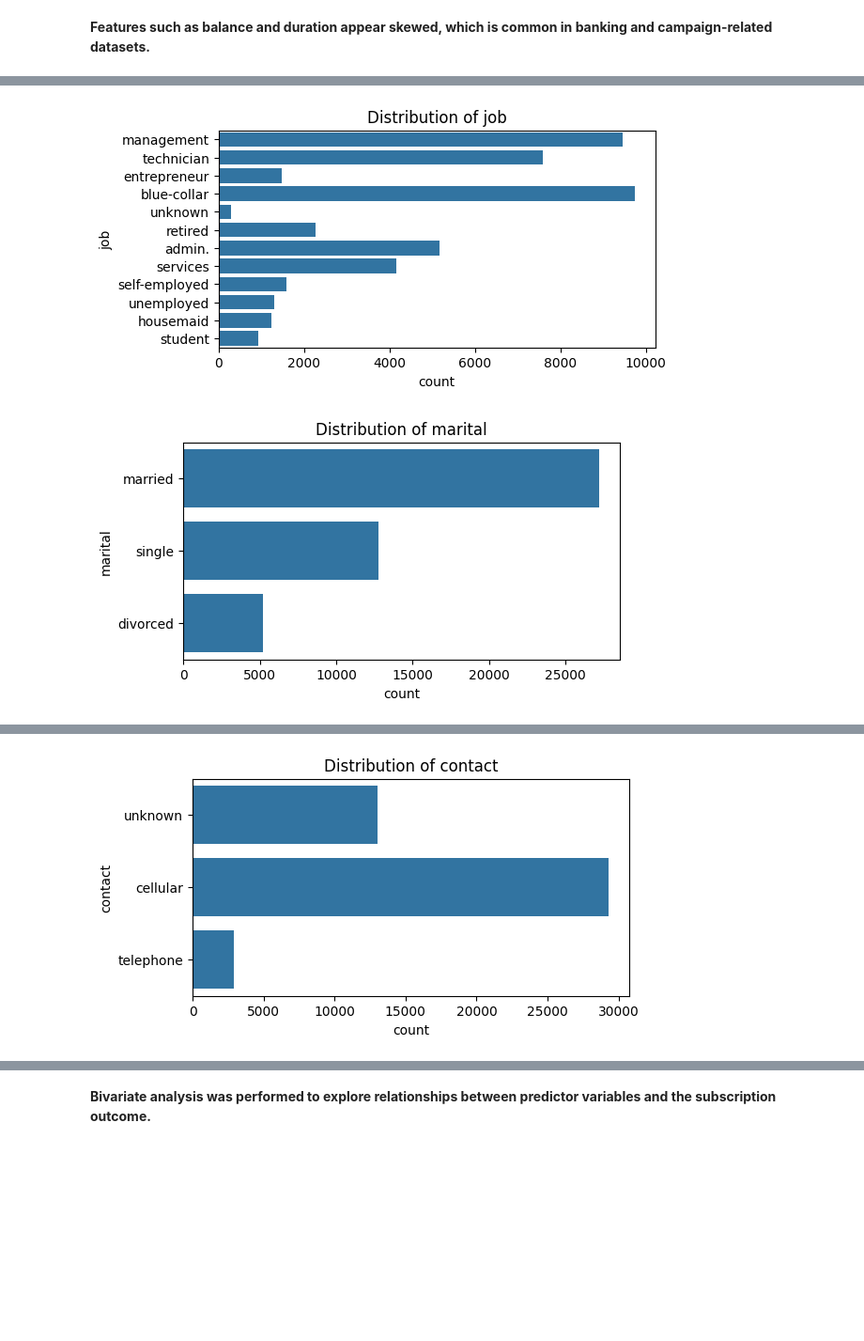
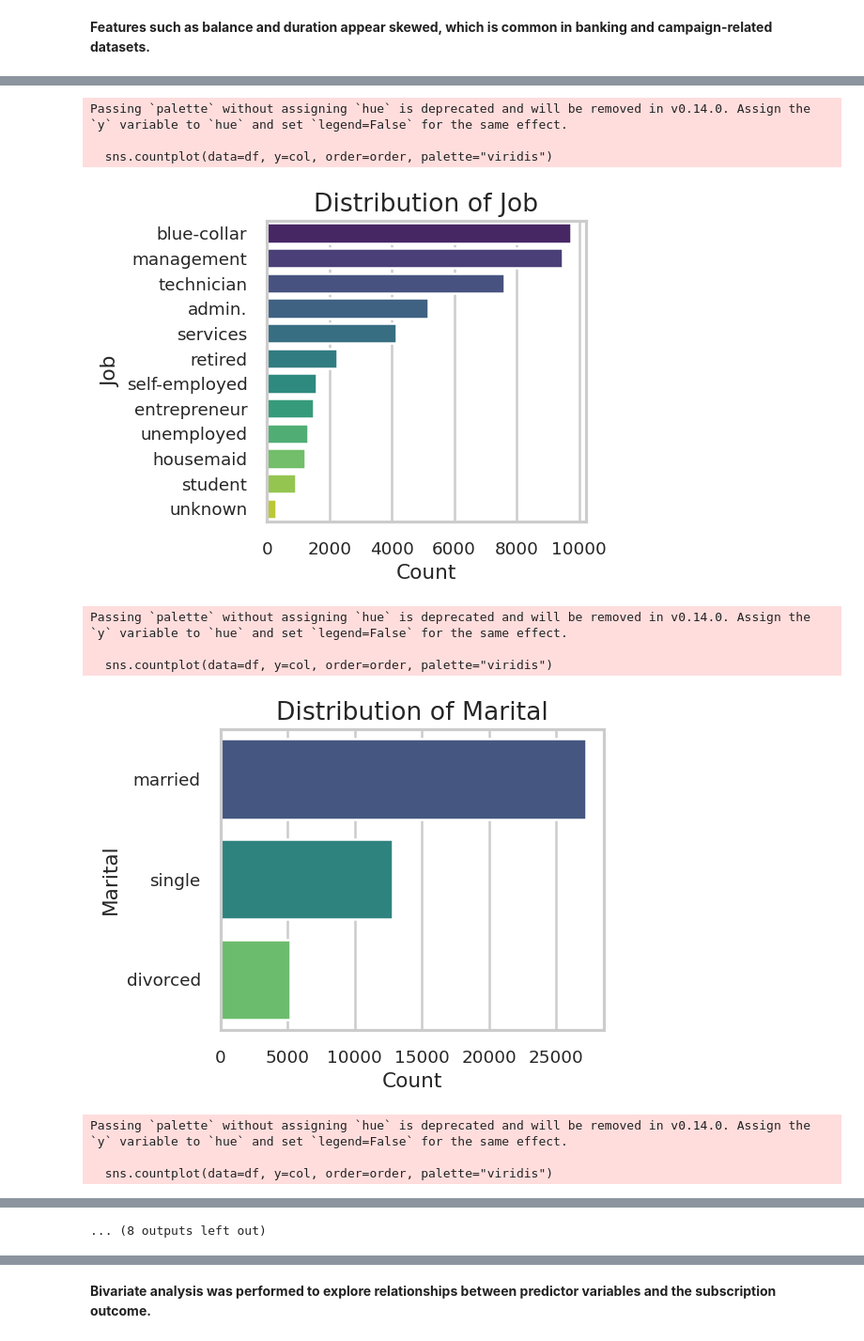
Before and after one commit to JISOOUNNIE1234/MSc_Data_Science_Project, a Jupyter notebook: DS_Project_Srujan.ipynb, the cells around one changed output, grey strips where cells are left out. Shown at 94% size. Drawn from its saved outputs; the diff is of its cells as text; code cells hidden in the pictures; blank space fills up the shorter version.

```diff
--- a/DS_Project_Srujan.ipynb
+++ b/DS_Project_Srujan.ipynb
@@ -88 +115,14 @@ num_cols, cat_cols
+# %%
+import matplotlib.pyplot as plt
+import seaborn as sns
+
+sns.set_theme(style="whitegrid", palette="Set2", context="talk")
+
+plt.rcParams["figure.figsize"] = (10, 6)
+plt.rcParams["axes.titlesize"] = 16
+plt.rcParams["axes.labelsize"] = 13
+plt.rcParams["xtick.labelsize"] = 11
+plt.rcParams["ytick.labelsize"] = 11
+plt.rcParams["legend.fontsize"] = 11
+plt.rcParams["figure.dpi"] = 120
 # %% [markdown]
@@ -121,8 +174,11 @@ df[num_cols].describe()
 ### Distribution plots
 # %%
 for col in num_cols:
-    plt.figure(figsize=(5,3))
-    sns.histplot(df[col], kde=True)
-    plt.title(f'Distribution of {col}')
+    plt.figure(figsize=(5,4))
+    sns.histplot(df[col], kde=True, bins=30, color='steelblue')
+    plt.title(f"Distribution of {col.capitalize()}")
+    plt.xlabel(col.capitalize())
+    plt.ylabel("Frequency")
+    plt.tight_layout()
     plt.show()
 # %% [output]
@@ -140,9 +196,22 @@ for col in num_cols:
 # %%
 for col in cat_cols:
-    plt.figure(figsize=(6,3))
-    sns.countplot(y=col, data=df)
-    plt.title(f'Distribution of {col}')
+    order = df[col].value_counts().index
+    plt.figure(figsize=(5,4))
+    sns.countplot(data=df, y=col, order=order, palette="viridis")
+    plt.title(f"Distribution of {col.capitalize()}")
+    plt.xlabel("Count")
+    plt.ylabel(col.capitalize())
+    plt.tight_layout()
     plt.show()
 # %% [output]
+Passing `palette` without assigning `hue` is deprecated and will be removed in v0.14.0. Assign the `y` variable to `hue` and set `legend=False` for the same effect.
+
+  sns.countplot(data=df, y=col, order=order, palette="viridis")
-[figure, old version]
+[figure, new version]
+Passing `palette` without assigning `hue` is deprecated and will be removed in v0.14.0. Assign the `y` variable to `hue` and set `legend=False` for the same effect.
+
+  sns.countplot(data=df, y=col, order=order, palette="viridis")
-[figure, old version]
+[figure, new version]
+Passing `palette` without assigning `hue` is deprecated and will be removed in v0.14.0. Assign the `y` variable to `hue` and set `legend=False` for the same effect.
+
+  sns.countplot(data=df, y=col, order=order, palette="viridis")
@@ -153 +230,0 @@ for col in cat_cols:
-[figure, removed]
@@ -157 +231,2 @@ for col in cat_cols:
+... (8 outputs left out)
 # %% [markdown]
```
Also changed, not shown: parts of 38 cells of this notebook.
